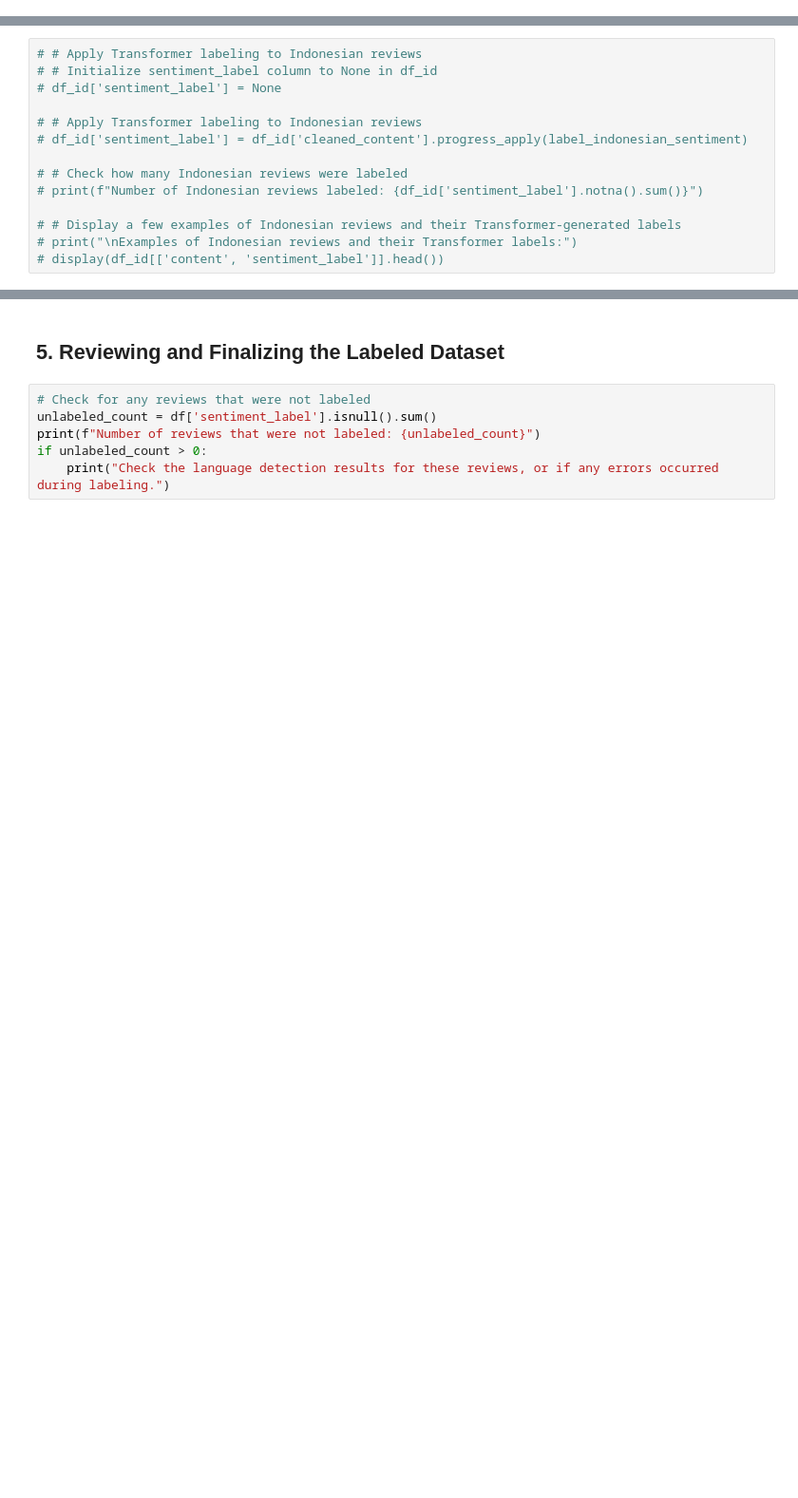
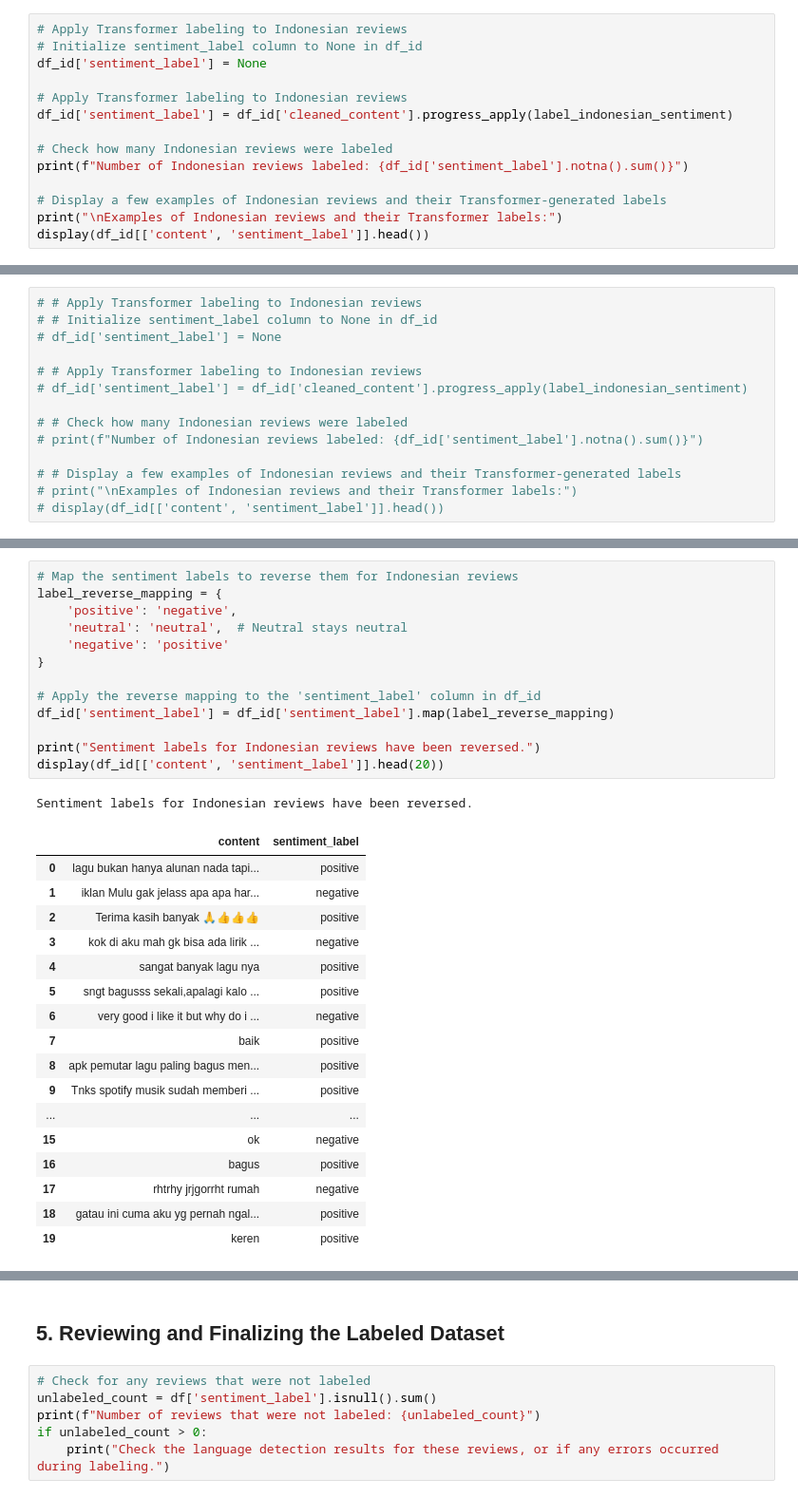
Before and after one commit to notnsas/data-science-capstone-project-college, a Jupyter notebook: notebooks/04_programmatic_labeling_bilingual.ipynb, the cells around one changed output, grey strips where cells are left out. Shown: that part at 95% size. Drawn from its saved outputs; the diff is of its cells as text; blank space fills up the shorter version.

Commit message:
tambahan kode untuk membalikkan makna positif dan negative yang terbalik

```diff
--- a/notebooks/04_programmatic_labeling_bilingual.ipynb
+++ b/notebooks/04_programmatic_labeling_bilingual.ipynb
@@ -467,3 +485,17 @@ def label_indonesian_sentiment(text):
     except Exception as e:
         print(f"Error labeling text: {text[:50]}... Error: {e}")
         return None # Return None if labeling fails
+# %%
+# Apply Transformer labeling to Indonesian reviews
+# Initialize sentiment_label column to None in df_id
+df_id['sentiment_label'] = None
+
+# Apply Transformer labeling to Indonesian reviews
+df_id['sentiment_label'] = df_id['cleaned_content'].progress_apply(label_indonesian_sentiment)
+
+# Check how many Indonesian reviews were labeled
+print(f"Number of Indonesian reviews labeled: {df_id['sentiment_label'].notna().sum()}")
+
+# Display a few examples of Indonesian reviews and their Transformer-generated labels
+print("\nExamples of Indonesian reviews and their Transformer labels:")
+display(df_id[['content', 'sentiment_label']].head())
@@ -499,0 +544,32 @@ df_id.head(20)
+# %%
+# Map the sentiment labels to reverse them for Indonesian reviews
+label_reverse_mapping = {
+    'positive': 'negative',
+    'neutral': 'neutral',  # Neutral stays neutral
+    'negative': 'positive'
+}
+
+# Apply the reverse mapping to the 'sentiment_label' column in df_id
+df_id['sentiment_label'] = df_id['sentiment_label'].map(label_reverse_mapping)
+
+print("Sentiment labels for Indonesian reviews have been reversed.")
+display(df_id[['content', 'sentiment_label']].head(20))
+# %% [output]
+Sentiment labels for Indonesian reviews have been reversed.
+|  | content | sentiment_label |
+| 0 | lagu bukan hanya alunan nada tapi... | positive |
+| 1 | iklan Mulu gak jelass apa apa har... | negative |
+| 2 | Terima kasih banyak 🙏👍👍👍 | positive |
+| 3 | kok di aku mah gk bisa ada lirik ... | negative |
+| 4 | sangat banyak lagu nya | positive |
+| 5 | sngt bagusss sekali,apalagi kalo ... | positive |
+| 6 | very good i like it but why do i ... | negative |
+| 7 | baik | positive |
+| 8 | apk pemutar lagu paling bagus men... | positive |
+| 9 | Tnks spotify musik sudah memberi ... | positive |
+| ... | ... | ... |
+| 15 | ok | negative |
+| 16 | bagus | positive |
+| 17 | rhtrhy jrjgorrht rumah | negative |
+| 18 | gatau ini cuma aku yg pernah ngal... | positive |
+| 19 | keren | positive |
```
Also changed, not shown: parts of 11 cells of this notebook.
